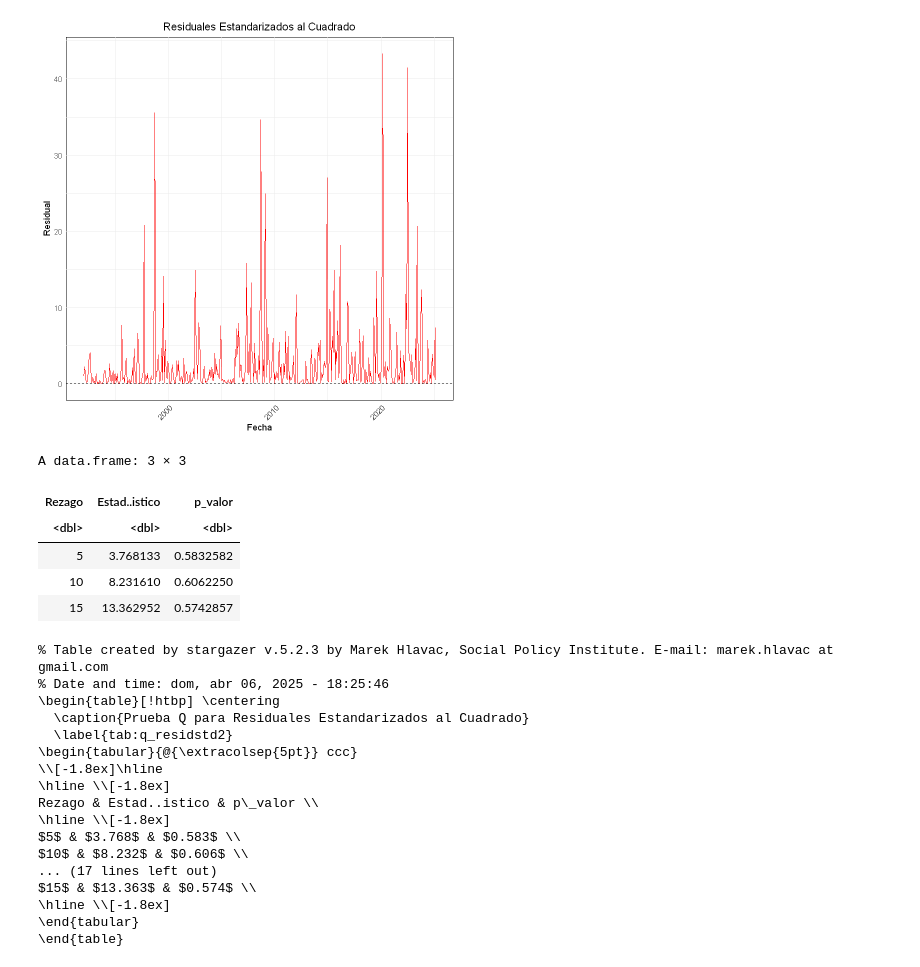
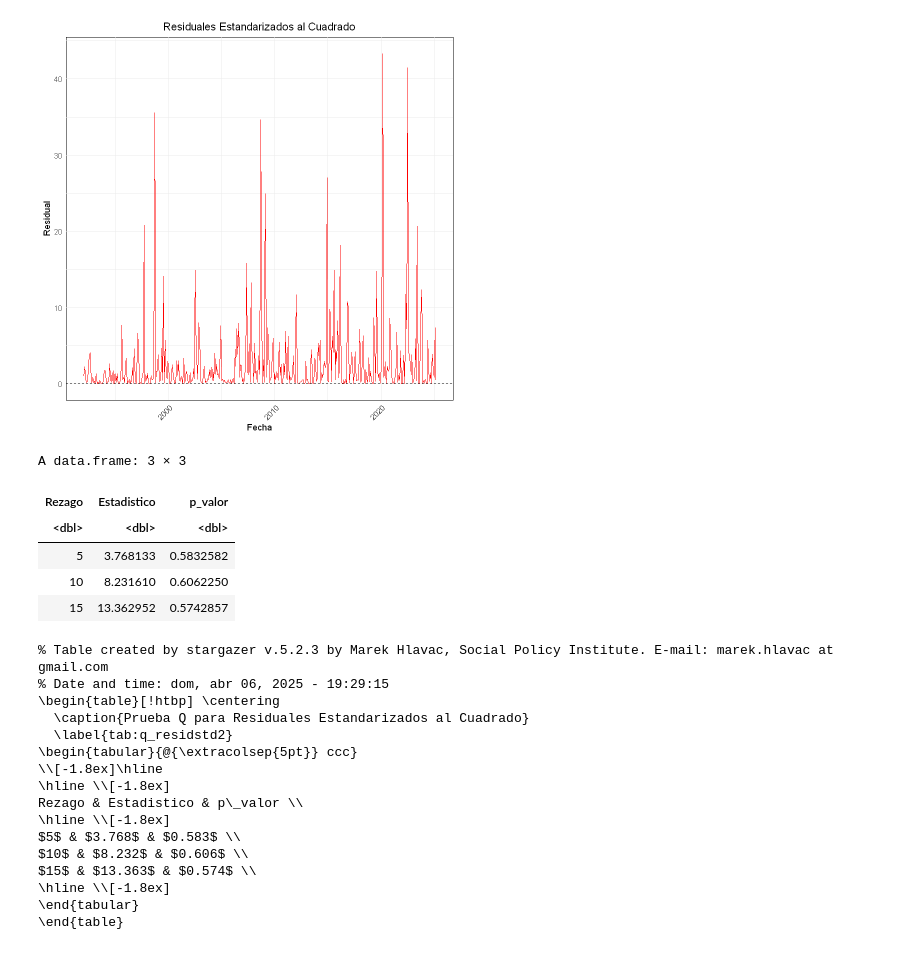
Before and after one commit to nicolozanoh/202510-Series-Taller2, a Jupyter notebook: scripts/nb_r.ipynb, the cells around one changed output. Drawn from its saved outputs; the diff is of its cells as text; code cells hidden in the pictures.

```diff
--- a/scripts/nb_r.ipynb
+++ b/scripts/nb_r.ipynb
@@ -112,55 +144,51 @@ ggsave("output\\graf_resistd2.png", plot = plot, width = 8, height = 6, dpi = 30
 # %%
 lags <- c(5, 10, 15)
 
 results <- lapply(lags, function(lag_val) {
   test <- Box.test(trm$resid_std2, lag = lag_val, type = "Ljung-Box")
   data.frame(
     Rezago = lag_val,
-    `Estad\\'istico` = test$statistic,
+    `Estadistico` = test$statistic,
     p_valor = test$p.value
   )
 })
 
 
 df_q_test <- do.call(rbind, results)
 
 rownames(df_q_test) <- NULL
 
 df_q_test
 
 latex_txt  <- stargazer(as.matrix(df_q_test), summary = FALSE, rownames = FALSE, type = "latex", label = "tab:q_residstd2",title = "Prueba Q para Residuales Estandarizados al Cuadrado")
 
 
 latex_txt <- gsub(
   pattern = "^\\\\begin\\{table\\}\\[!htbp\\] \\\\centering",
   replacement = "\\\\begin{table}[H] \\\\centering",
   x = latex_txt
 )
 
-# Check the result
-cat(latex_txt, sep = "\n")
-
 writeLines(latex_txt, "output\\q_resid2.tex")
 # %% [output]
 A data.frame: 3 × 3
-| Rezago | Estad..istico | p_valor |
+| Rezago | Estadistico | p_valor |
 | <dbl> | <dbl> | <dbl> |
 | 5 | 3.768133 | 0.5832582 |
 | 10 | 8.231610 | 0.6062250 |
 | 15 | 13.362952 | 0.5742857 |
 % Table created by stargazer v.5.2.3 by Marek Hlavac, Social Policy Institute. E-mail: marek.hlavac at gmail.com
-% Date and time: dom, abr 06, 2025 - 18:25:46
+% Date and time: dom, abr 06, 2025 - 19:29:15
 \begin{table}[!htbp] \centering
   \caption{Prueba Q para Residuales Estandarizados al Cuadrado}
   \label{tab:q_residstd2}
 \begin{tabular}{@{\extracolsep{5pt}} ccc}
 \\[-1.8ex]\hline
 \hline \\[-1.8ex]
-Rezago & Estad..istico & p\_valor \\
+Rezago & Estadistico & p\_valor \\
 \hline \\[-1.8ex]
 $5$ & $3.768$ & $0.583$ \\
 $10$ & $8.232$ & $0.606$ \\
-... (17 lines left out)
 $15$ & $13.363$ & $0.574$ \\
 \hline \\[-1.8ex]
 \end{tabular}
```
Also changed, not shown: parts of 9 cells of this notebook, 3 other files.
